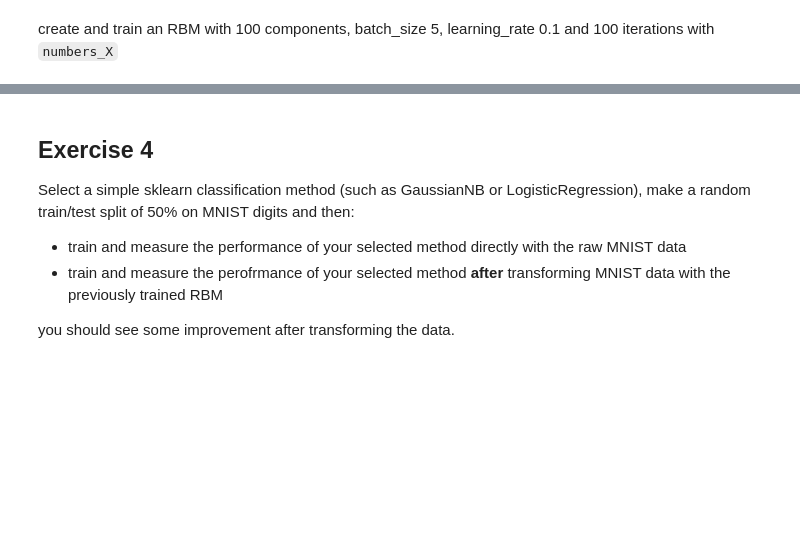
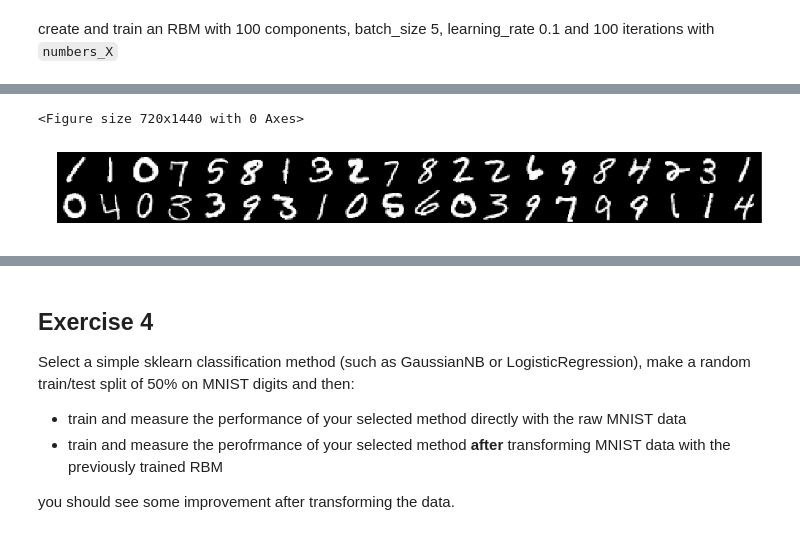
Before and after one commit to gabola24/FundamentosDeepLearning, a Jupyter notebook: Taller-Boltzman.ipynb, the cells around one changed output, grey strips where cells are left out. Cells and saved outputs as stored; diff of their text form; code cells hidden in the pictures; blank space fills up the shorter version.

```diff
--- a/Taller-Boltzman.ipynb
+++ b/Taller-Boltzman.ipynb
@@ -178,3 +155,7 @@ for ...
 # %%
-plt.figure(figsize=(10,20))
-show_linearized_images_sample(xx, len(xx), permutation=False)
+xx = numbers_X[:40].copy()
+plt.figure(figsize=(10,20));
+show_linearized_images_sample(xx, len(xx), permutation=False);
+# %% [output]
+<Figure size 720x1440 with 0 Axes>
+[figure, added]
```
Also changed, not shown: parts of 31 cells of this notebook.
